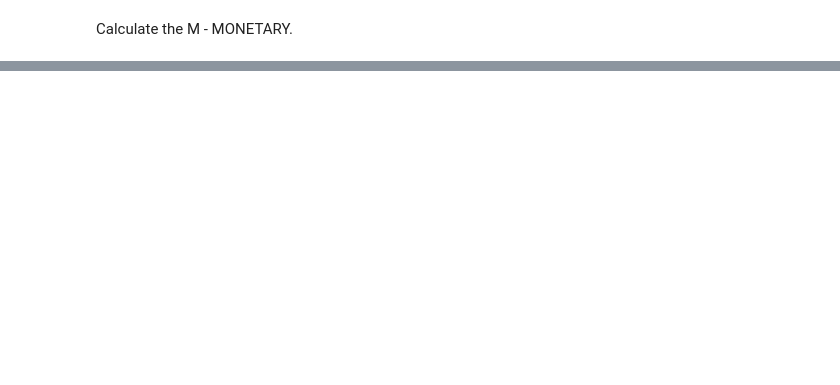
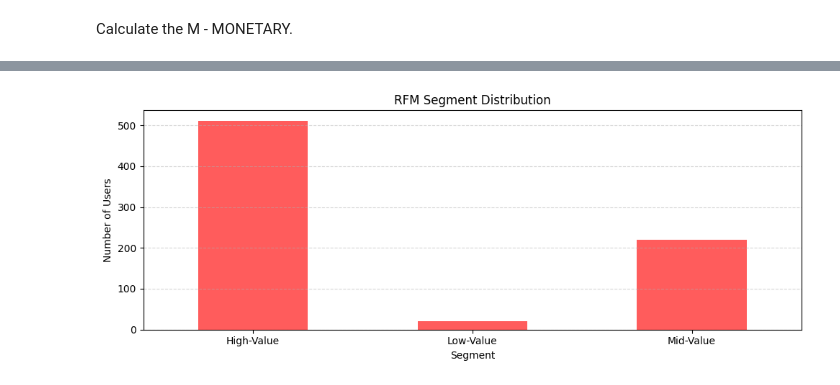
Before and after one commit to bbucalonserra/sales-membership-analysis, a Jupyter notebook: sales-membership-analysis.ipynb, the cells around one changed output, grey strips where cells are left out. Saved outputs shown, nothing was run; the diff lists cells and outputs as text; code cells hidden in the pictures; blank space fills up the shorter version.

```diff
--- a/sales-membership-analysis.ipynb
+++ b/sales-membership-analysis.ipynb
@@ -959,0 +966,11 @@ rfm_df.head()
+# %%
+# Frequency
+frequency_df = (
+    recent_purchases
+    .groupby('userID')
+    .size()
+    .reset_index(name='FREQUENCY')
+)
+
+# Display
+frequency_df.head()
@@ -959,0 +986,10 @@ rfm_df.head()
+# %%
+# Merge all into one RFM DataFrame
+rfm_df = (
+    recency_df
+    .merge(frequency_df, on='userID', how='left')
+    .merge(monetary_df, on='userID', how='left')
+)
+
+# Display
+rfm_df.head()
@@ -959,0 +1071,17 @@ rfm_df.head()
+# %%
+# Count segments
+segment_counts = rfm_df['RFM_SEGMENT_LABEL'].value_counts().sort_index()
+# %%
+# Plot in bar chart
+plt.figure(figsize=(10, 4))
+segment_counts.plot(kind='bar', color='#FF5C5C')
+
+plt.title('RFM Segment Distribution')
+plt.xlabel('Segment')
+plt.ylabel('Number of Users')
+plt.xticks(rotation=0)
+plt.grid(axis='y', linestyle='--', alpha=0.5)
+plt.tight_layout()
+plt.show()
+# %% [output]
+[figure, added]
```
Also changed, not shown: parts of 47 cells of this notebook.
